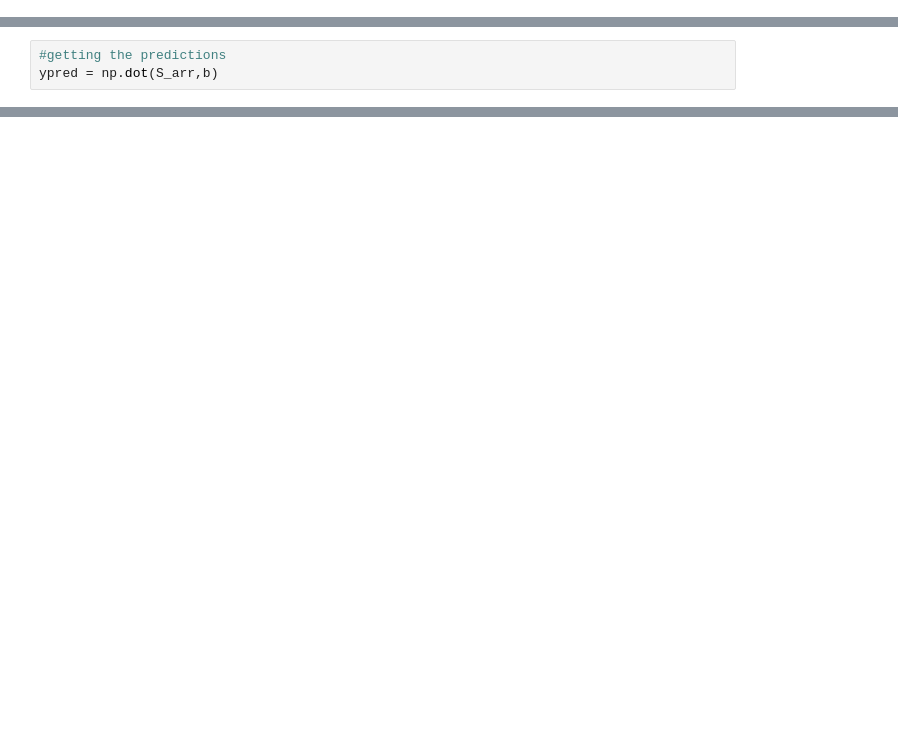
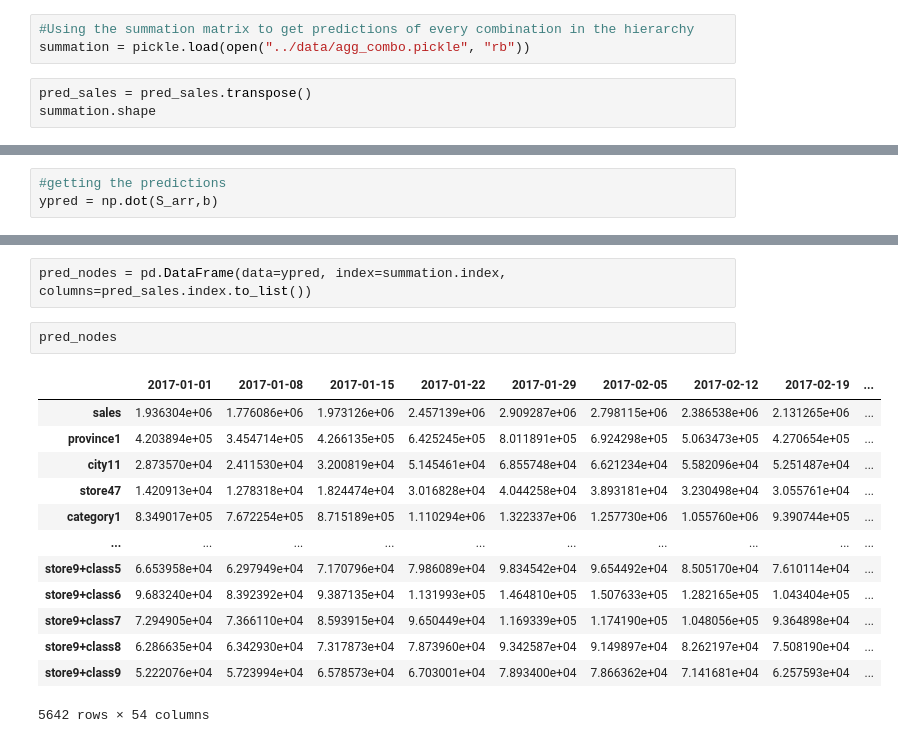
Before and after one commit to Abhishek-pv/Hierachial-Time-Series-Forecasting, a Jupyter notebook: notebook/EDA_Prophet_log_negremove_zero_model.ipynb, the cells around one changed output, grey strips where cells are left out. Saved outputs shown, nothing was run; the diff lists cells and outputs as text; blank space fills up the shorter version.

```diff
--- a/notebook/EDA_Prophet_log_negremove_zero_model.ipynb
+++ b/notebook/EDA_Prophet_log_negremove_zero_model.ipynb
@@ -199,0 +401,6 @@ S_arr = summation.to_numpy()
+# %%
+#Using the summation matrix to get predictions of every combination in the hierarchy
+summation = pickle.load(open("../data/agg_combo.pickle", "rb"))
+# %%
+pred_sales = pred_sales.transpose()
+summation.shape
@@ -204,0 +427,18 @@ ypred = np.dot(S_arr,b)
+# %%
+pred_nodes = pd.DataFrame(data=ypred, index=summation.index, columns=pred_sales.index.to_list())
+# %%
+pred_nodes
+# %% [output]
+|  | 2017-01-01 | 2017-01-08 | 2017-01-15 | 2017-01-22 | 2017-01-29 | 2017-02-05 | 2017-02-12 | 2017-02-19 | ... |
+| sales | 1.936304e+06 | 1.776086e+06 | 1.973126e+06 | 2.457139e+06 | 2.909287e+06 | 2.798115e+06 | 2.386538e+06 | 2.131265e+06 | ... |
+| province1 | 4.203894e+05 | 3.454714e+05 | 4.266135e+05 | 6.425245e+05 | 8.011891e+05 | 6.924298e+05 | 5.063473e+05 | 4.270654e+05 | ... |
+| city11 | 2.873570e+04 | 2.411530e+04 | 3.200819e+04 | 5.145461e+04 | 6.855748e+04 | 6.621234e+04 | 5.582096e+04 | 5.251487e+04 | ... |
+| store47 | 1.420913e+04 | 1.278318e+04 | 1.824474e+04 | 3.016828e+04 | 4.044258e+04 | 3.893181e+04 | 3.230498e+04 | 3.055761e+04 | ... |
+| category1 | 8.349017e+05 | 7.672254e+05 | 8.715189e+05 | 1.110294e+06 | 1.322337e+06 | 1.257730e+06 | 1.055760e+06 | 9.390744e+05 | ... |
+| ... | ... | ... | ... | ... | ... | ... | ... | ... | ... |
+| store9+class5 | 6.653958e+04 | 6.297949e+04 | 7.170796e+04 | 7.986089e+04 | 9.834542e+04 | 9.654492e+04 | 8.505170e+04 | 7.610114e+04 | ... |
+| store9+class6 | 9.683240e+04 | 8.392392e+04 | 9.387135e+04 | 1.131993e+05 | 1.464810e+05 | 1.507633e+05 | 1.282165e+05 | 1.043404e+05 | ... |
+| store9+class7 | 7.294905e+04 | 7.366110e+04 | 8.593915e+04 | 9.650449e+04 | 1.169339e+05 | 1.174190e+05 | 1.048056e+05 | 9.364898e+04 | ... |
+| store9+class8 | 6.286635e+04 | 6.342930e+04 | 7.317873e+04 | 7.873960e+04 | 9.342587e+04 | 9.149897e+04 | 8.262197e+04 | 7.508190e+04 | ... |
+| store9+class9 | 5.222076e+04 | 5.723994e+04 | 6.578573e+04 | 6.703001e+04 | 7.893400e+04 | 7.866362e+04 | 7.141681e+04 | 6.257593e+04 | ... |
+5642 rows × 54 columns
```
Also changed, not shown: parts of 67 cells of this notebook.
